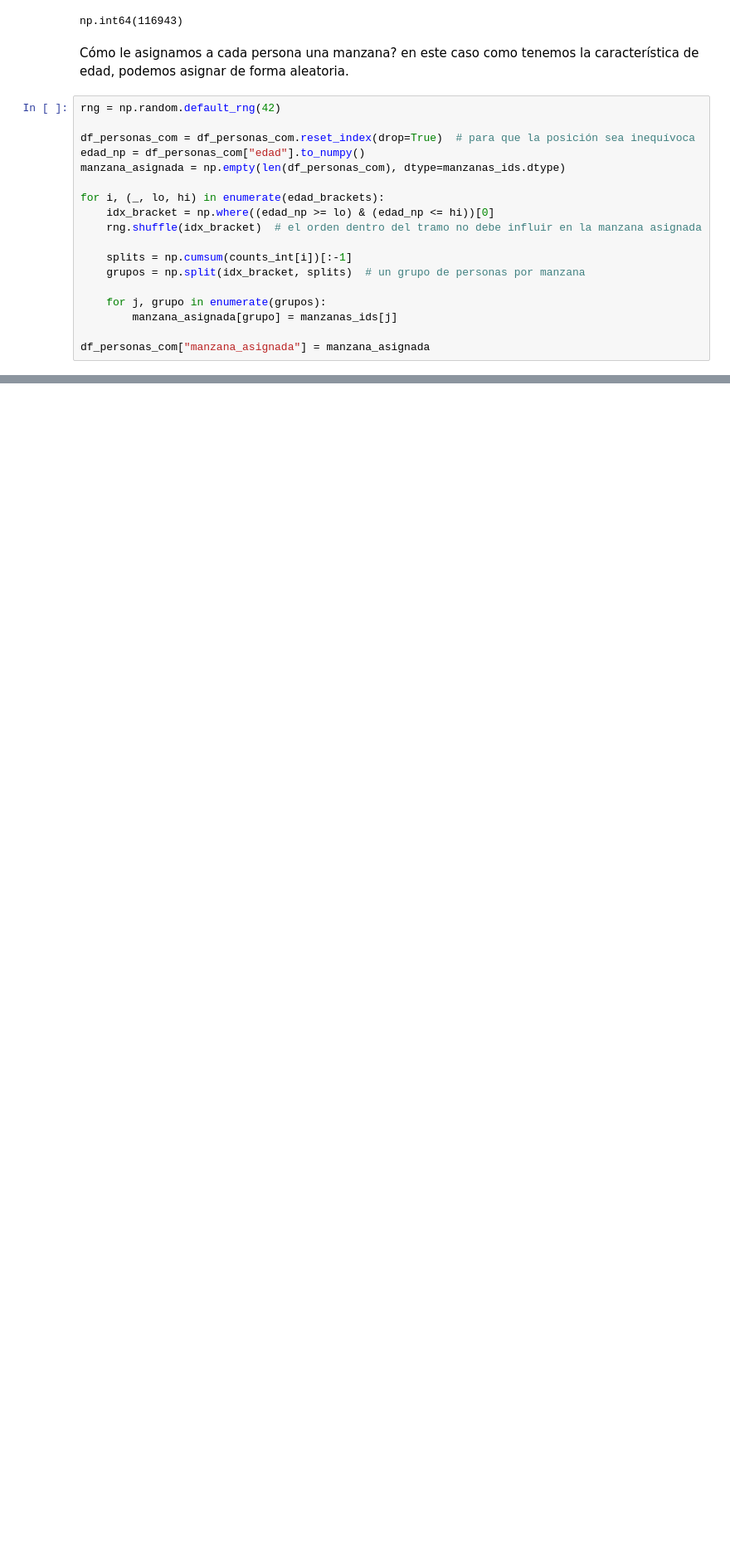
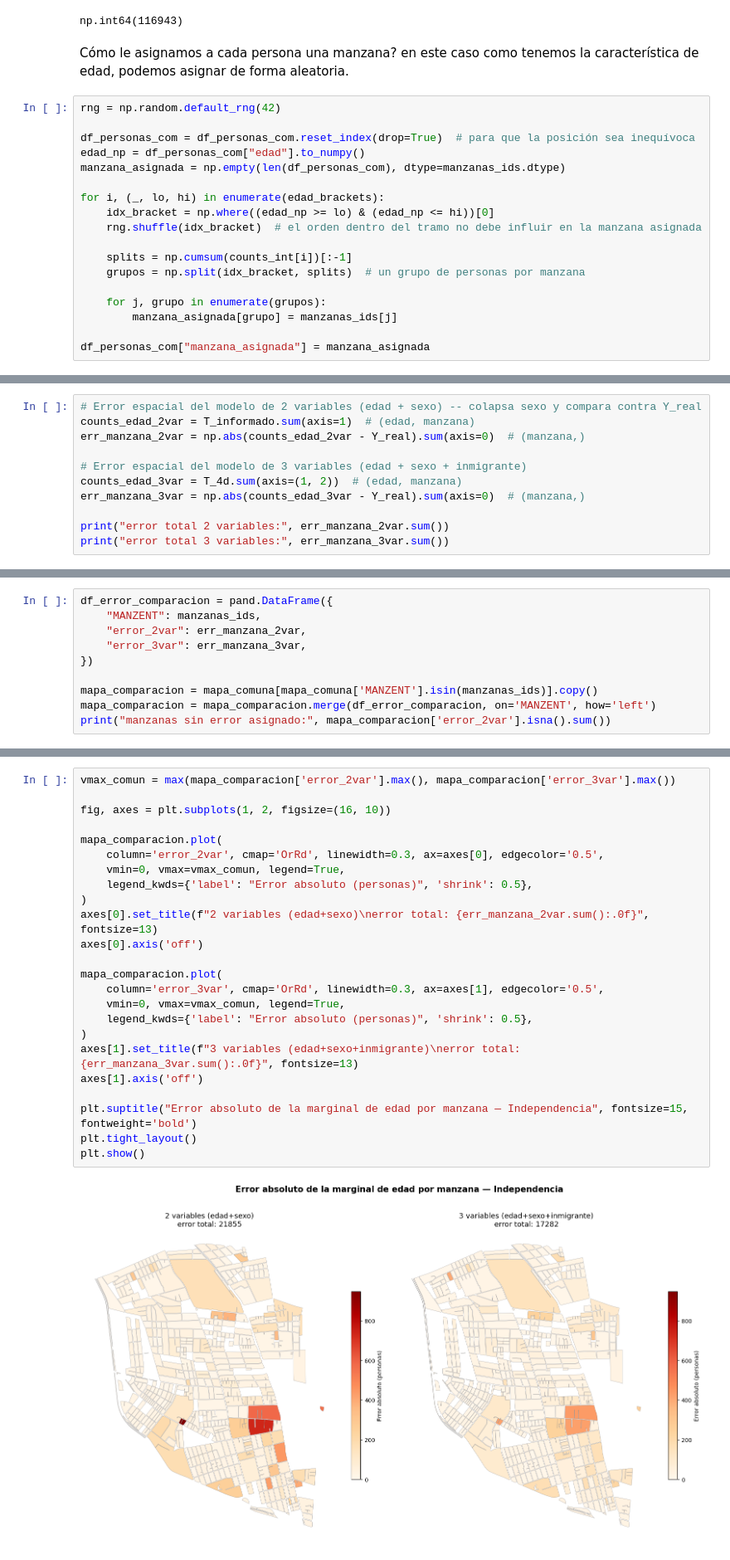
Before and after one commit to vgalfaro/synthetic-data, a Jupyter notebook: microdatos.ipynb, the cells around one changed output, grey strips where cells are left out. Shown at 83% size. Saved outputs shown, nothing was run; the diff lists cells and outputs as text; blank space fills up the shorter version.

```diff
--- a/microdatos.ipynb
+++ b/microdatos.ipynb
@@ -695,0 +980,11 @@ En vez de usar solo tramos etarios, podemos usar la distribución conjunta (i.e.
+# %%
+# Error espacial del modelo de 2 variables (edad + sexo) -- colapsa sexo y compara contra Y_real
+counts_edad_2var = T_informado.sum(axis=1)  # (edad, manzana)
+err_manzana_2var = np.abs(counts_edad_2var - Y_real).sum(axis=0)  # (manzana,)
+
+# Error espacial del modelo de 3 variables (edad + sexo + inmigrante)
+counts_edad_3var = T_4d.sum(axis=(1, 2))  # (edad, manzana)
+err_manzana_3var = np.abs(counts_edad_3var - Y_real).sum(axis=0)  # (manzana,)
+
+print("error total 2 variables:", err_manzana_2var.sum())
+print("error total 3 variables:", err_manzana_3var.sum())
@@ -695,0 +1006,10 @@ En vez de usar solo tramos etarios, podemos usar la distribución conjunta (i.e.
+# %%
+df_error_comparacion = pand.DataFrame({
+    "MANZENT": manzanas_ids,
+    "error_2var": err_manzana_2var,
+    "error_3var": err_manzana_3var,
+})
+
+mapa_comparacion = mapa_comuna[mapa_comuna['MANZENT'].isin(manzanas_ids)].copy()
+mapa_comparacion = mapa_comparacion.merge(df_error_comparacion, on='MANZENT', how='left')
+print("manzanas sin error asignado:", mapa_comparacion['error_2var'].isna().sum())
@@ -695,0 +1018,26 @@ En vez de usar solo tramos etarios, podemos usar la distribución conjunta (i.e.
+# %%
+vmax_comun = max(mapa_comparacion['error_2var'].max(), mapa_comparacion['error_3var'].max())
+
+fig, axes = plt.subplots(1, 2, figsize=(16, 10))
+
+mapa_comparacion.plot(
+    column='error_2var', cmap='OrRd', linewidth=0.3, ax=axes[0], edgecolor='0.5',
+    vmin=0, vmax=vmax_comun, legend=True,
+    legend_kwds={'label': "Error absoluto (personas)", 'shrink': 0.5},
+)
+axes[0].set_title(f"2 variables (edad+sexo)\nerror total: {err_manzana_2var.sum():.0f}", fontsize=13)
+axes[0].axis('off')
+
+mapa_comparacion.plot(
+    column='error_3var', cmap='OrRd', linewidth=0.3, ax=axes[1], edgecolor='0.5',
+    vmin=0, vmax=vmax_comun, legend=True,
+    legend_kwds={'label': "Error absoluto (personas)", 'shrink': 0.5},
+)
+axes[1].set_title(f"3 variables (edad+sexo+inmigrante)\nerror total: {err_manzana_3var.sum():.0f}", fontsize=13)
+axes[1].axis('off')
+
+plt.suptitle("Error absoluto de la marginal de edad por manzana — Independencia", fontsize=15, fontweight='bold')
+plt.tight_layout()
+plt.show()
+# %% [output]
+[figure, added]
```
Also changed, not shown: parts of 36 cells of this notebook.
